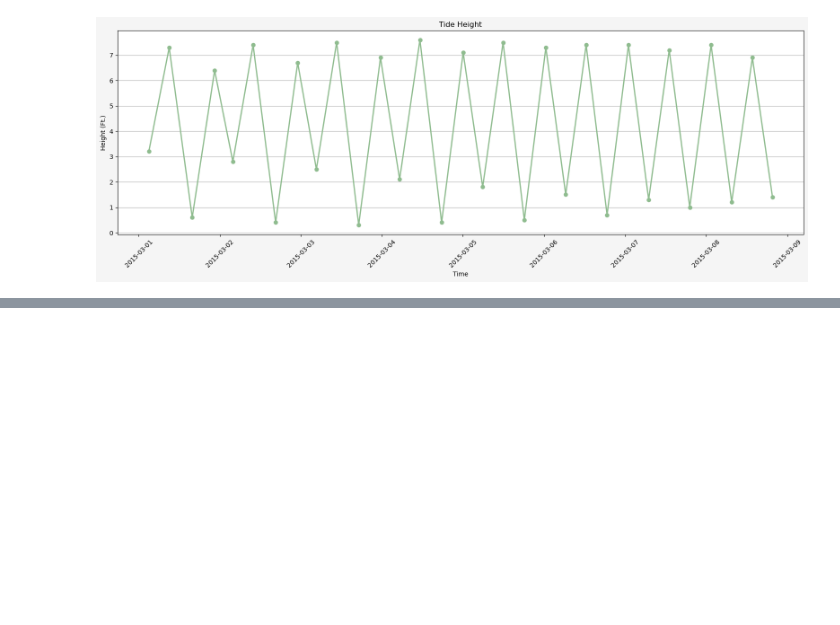
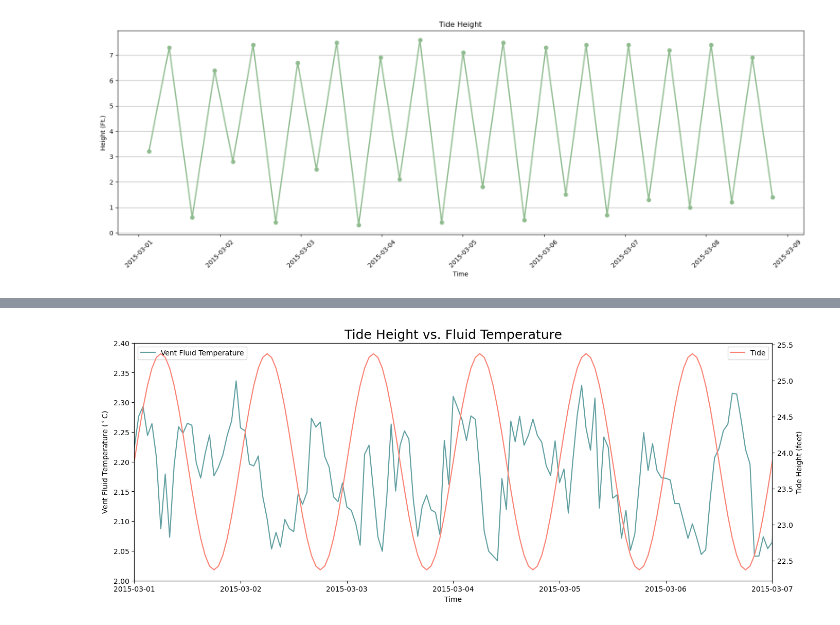
Before and after one commit to OCEAN-215-CLASS/Cameron.dalke.final, a Jupyter notebook: dalkec_final_project.ipynb, the cells around one changed output, grey strips where cells are left out. Drawn from its saved outputs; the diff is of its cells as text; code cells hidden in the pictures; blank space fills up the shorter version.

```diff
--- a/dalkec_final_project.ipynb
+++ b/dalkec_final_project.ipynb
@@ -393,0 +334,87 @@ ModuleNotFoundError: No module named 'ephem'
+# %%
+import ephem
+import numpy as np
+import matplotlib.pyplot as plt
+from datetime import datetime, timedelta
+# imported packages
+
+def calculate_lunar_tide(latitude, longitude, date_time):
+    # Calculated lunar tide based on the Moon's position
+    observer = ephem.Observer()
+    observer.lat = str(latitude)
+    observer.lon = str(longitude)
+
+    moon = ephem.Moon(date_time)
+    moon.compute(observer)
+
+    lunar_tide = 12 * (1 + moon.alt / 90)  # Base lunar tide
+
+    return lunar_tide
+
+def generate_tide_data_with_sine_wave(start_date, end_date, base_tide, amplitude):
+    date_format = "%Y-%m-%d %H:%M:%S"
+    current_date = start_date
+    tide_data = []
+
+    while current_date <= end_date:
+        # Calculated lunar tide based on the Moon's position
+        lunar_tide = calculate_lunar_tide(latitude, longitude, current_date)
+
+        # Calculated sine wave tidal variation
+        sine_variation = amplitude * np.sin(2 * np.pi * current_date.hour / 24)
+
+        # Combined lunar tide and sine wave variation
+        combined_tide = base_tide + lunar_tide + sine_variation
+
+        tide_data.append((current_date.strftime(date_format), combined_tide))
+        current_date += timedelta(hours=1)
+
+    return tide_data
+
+# Set location to Axial Seamount and chose a timeframe
+latitude = 46.0600
+longitude = -130.0000
+start_date = datetime(2015, 3, 1, 0, 0, 0)
+end_date = datetime(2015, 3, 7, 23, 0, 0)
+base_tide = 12  # Base tide level
+amplitude = 1.5  # Amplitude of sine wave tidal variation
+
+tide_data = generate_tide_data_with_sine_wave(start_date, end_date, base_tide, amplitude)
+
+# Defined the date_format
+date_format = "%Y-%m-%d %H:%M:%S"
+
+# Loading in vent data
+ds = xr.open_mfdataset(datasets)
+ds = ds.swap_dims({'obs': 'time'})
+ds = ds.chunk({'time': 100})
+
+df = ds['vent_fluid_temperature'].to_dataframe()
+df = df.resample('min').mean() # minute average
+
+vent_temp_resample = df['vent_fluid_temperature'].resample('H').mean()
+
+fig, axs = plt.subplots(figsize=(16, 6))
+
+# Plot vent fluid temperature
+axs.plot(vent_temp_resample, color='cadetblue', label='Vent Fluid Temperature')
+axs.set_xlim([datetime(2015, 3, 1), datetime(2015, 3, 7)])
+axs.set_ylim(2, 2.4)
+axs.set_xlabel('Time')
+axs.set_ylabel('Vent Fluid Temperature ($^\circ$C)')
+
+# Plot tidal data
+axs2 = axs.twinx()
+axs2.plot([datetime.strptime(point[0], date_format) for point in tide_data], [point[1] for point in tide_data], label='Tide', color='salmon')
+axs2.set_ylabel('Tide Height (feet)')
+
+# Set common title
+plt.title('Tide Height vs. Fluid Temperature', fontsize=18)
+
+# Show legends
+axs.legend(loc='upper left')
+axs2.legend(loc='upper right')
+
+plt.show()
+# %% [output]
+[figure, added]
```
Also changed, not shown: parts of 15 cells of this notebook.
